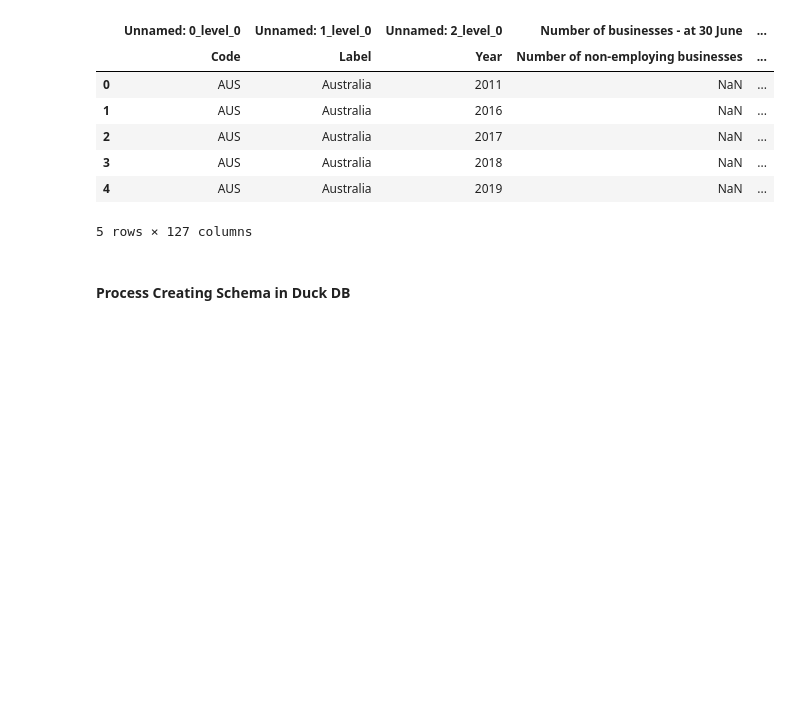
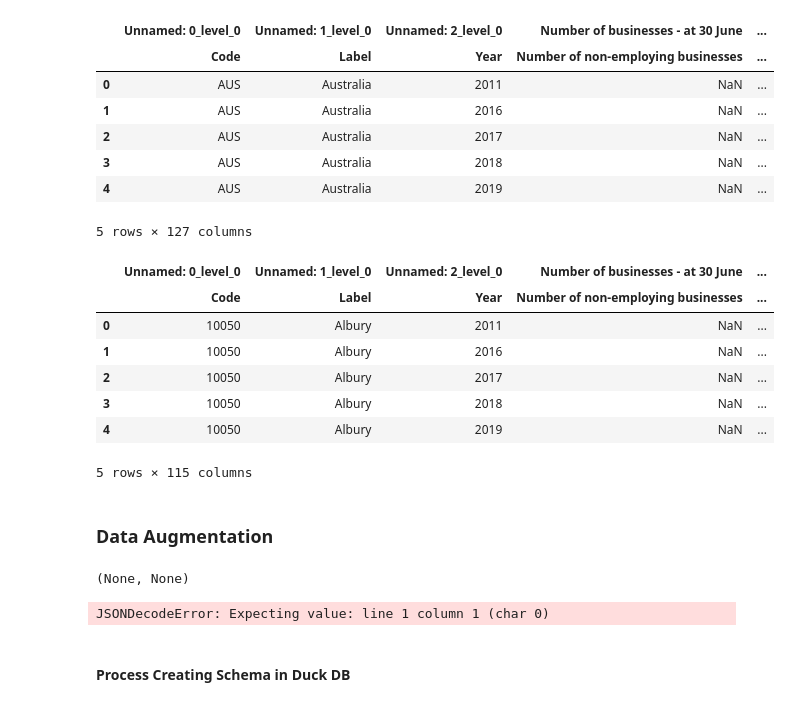
Before and after one commit to stephensusanto/DE, a Jupyter notebook: Asgmt1.ipynb, the cells around one changed output. Drawn from its saved outputs; the diff is of its cells as text; code cells hidden in the pictures; blank space fills up the shorter version.

```diff
--- a/Asgmt1.ipynb
+++ b/Asgmt1.ipynb
@@ -385,3 +385,19 @@ statistical_area.head()
 | 3 | AUS | Australia | 2018 | NaN | ... |
 | 4 | AUS | Australia | 2019 | NaN | ... |
 5 rows × 127 columns
+# %%
+cleaning_data.replacing_value(lga_area, '-', np.nan)
+
+lga_area[("Unnamed: 2_level_0", "Year")] = pd.to_numeric(lga_area[("Unnamed: 2_level_0", "Year")], errors="coerce").astype("Int64")
+lga_area.head()
+# %% [output]
+|  | Unnamed: 0_level_0 | Unnamed: 1_level_0 | Unnamed: 2_level_0 | Number of businesses - at 30 June | ... |
+|  | Code | Label | Year | Number of non-employing businesses | ... |
+| 0 | 10050 | Albury | 2011 | NaN | ... |
+| 1 | 10050 | Albury | 2016 | NaN | ... |
+| 2 | 10050 | Albury | 2017 | NaN | ... |
+| 3 | 10050 | Albury | 2018 | NaN | ... |
+| 4 | 10050 | Albury | 2019 | NaN | ... |
+5 rows × 115 columns
+# %% [markdown]
+### Data Augmentation
@@ -388,3 +430,20 @@ statistical_area.head()
+# %%
+api = geoAPI()
+
+api.get("Laura Johnson Home, Townview")
+# %% [output]
+(None, None)
+# %%
+url = "http://wiki.openstreetmap.org/wiki/API"
+headers = {
+    "Content-Type": "application/json"
+}
+
+response = requests.get(url)
+data = response.json()
+print(data)
+# %% [output]
+JSONDecodeError: Expecting value: line 1 column 1 (char 0)
 # %% [markdown]
 #### Process Creating Schema in Duck DB
 # %%
```
Also changed, not shown: parts of 2 cells of this notebook.
